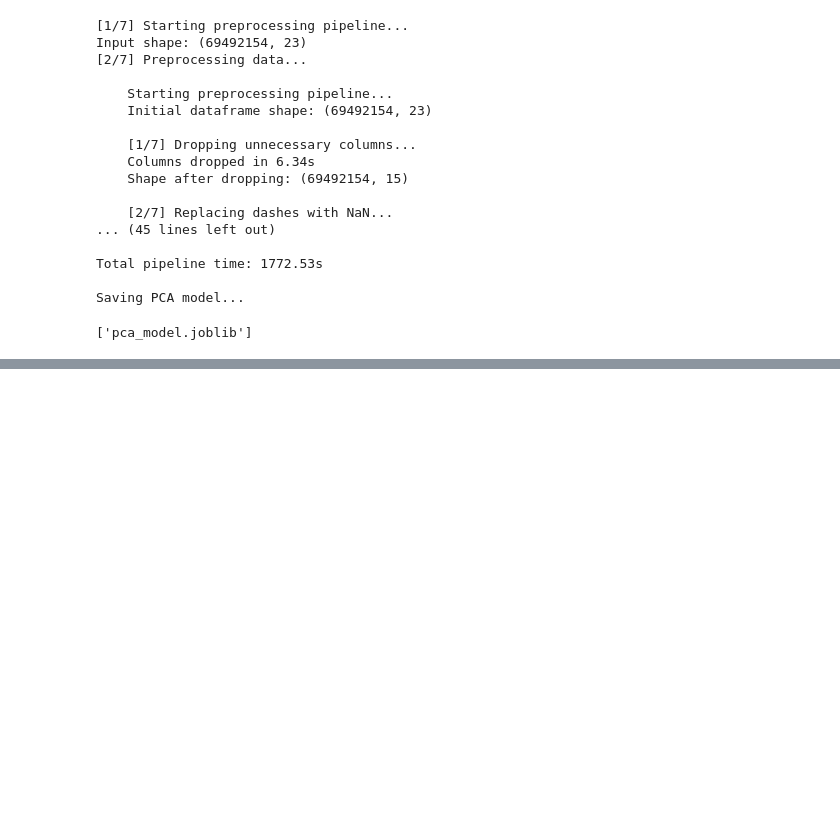
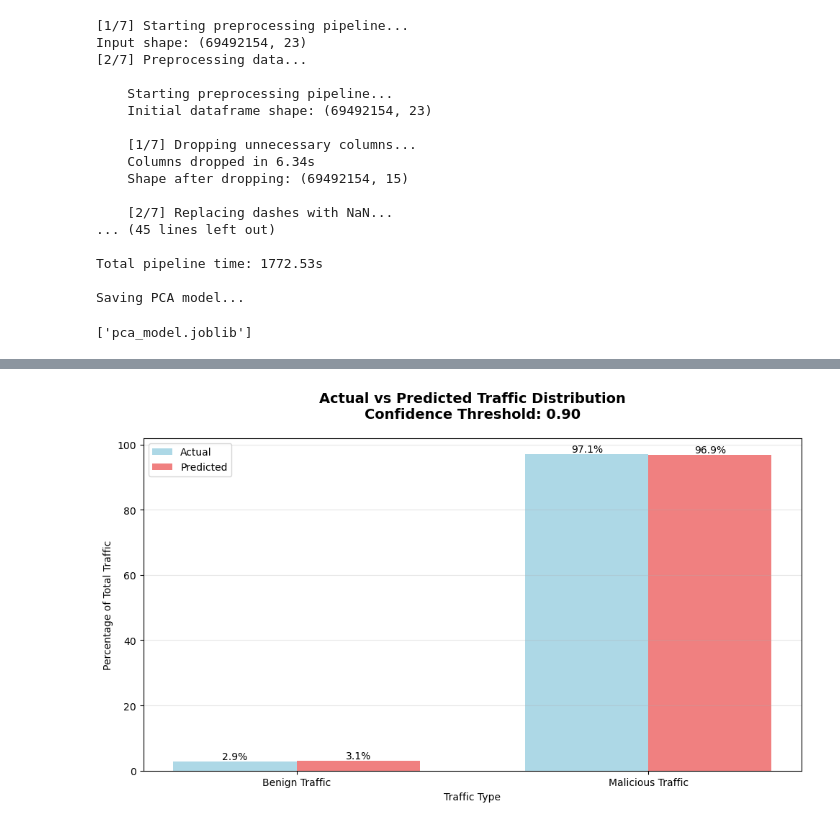
Before and after one commit to Gustav2/NetSparrow, a Jupyter notebook: local_server/ML/main.ipynb, the cells around one changed output, grey strips where cells are left out. Cells and saved outputs as stored; diff of their text form; code cells hidden in the pictures; blank space fills up the shorter version.

```diff
--- a/local_server/ML/main.ipynb
+++ b/local_server/ML/main.ipynb
@@ -804,0 +1132,41 @@ Results saved to 'data' directory
+# %%
+# Create comparison bar graph
+plt.figure(figsize=(10, 6))
+
+comparison_data = pd.DataFrame({
+    'Actual': actual_labels,
+    'Predicted': predictions.flatten()
+})
+
+# Calculate percentages
+actual_pct = (comparison_data['Actual'].value_counts() / len(actual_labels) * 100).round(2)
+predicted_pct = (comparison_data['Predicted'].value_counts() / len(predictions) * 100).round(2)
+
+x = np.arange(2)
+width = 0.35
+
+plt.bar(x - width/2, [actual_pct.get(0, 0), actual_pct.get(1, 0)],
+        width, label='Actual', color='lightblue')
+plt.bar(x + width/2, [predicted_pct.get(0, 0), predicted_pct.get(1, 0)],
+        width, label='Predicted', color='lightcoral')
+
+plt.xlabel('Traffic Type')
+plt.ylabel('Percentage of Total Traffic')
+plt.title(f'Actual vs Predicted Traffic Distribution\nConfidence Threshold: {chosen_threshold:.2f}',
+          pad=20, fontsize=14, fontweight='bold')
+plt.xticks(x, ['Benign Traffic', 'Malicious Traffic'])
+plt.legend()
+
+# Add percentage labels on bars
+for i, v in enumerate([actual_pct.get(0, 0), actual_pct.get(1, 0)]):
+    plt.text(i - width/2, v, f'{v:.1f}%', ha='center', va='bottom')
+for i, v in enumerate([predicted_pct.get(0, 0), predicted_pct.get(1, 0)]):
+    plt.text(i + width/2, v, f'{v:.1f}%', ha='center', va='bottom')
+
+# Add grid for better readability
+plt.grid(True, axis='y', alpha=0.3)
+
+plt.tight_layout()
+plt.show()
+# %% [output]
+[figure, added]
```
Also changed, not shown: parts of 5 cells of this notebook.
